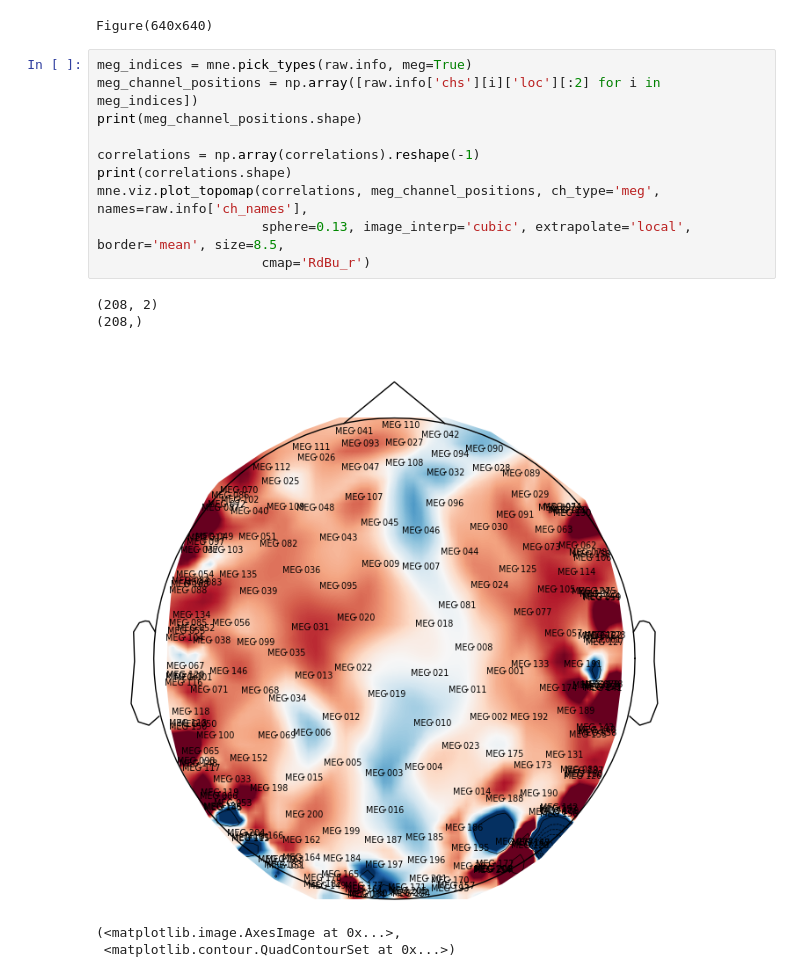
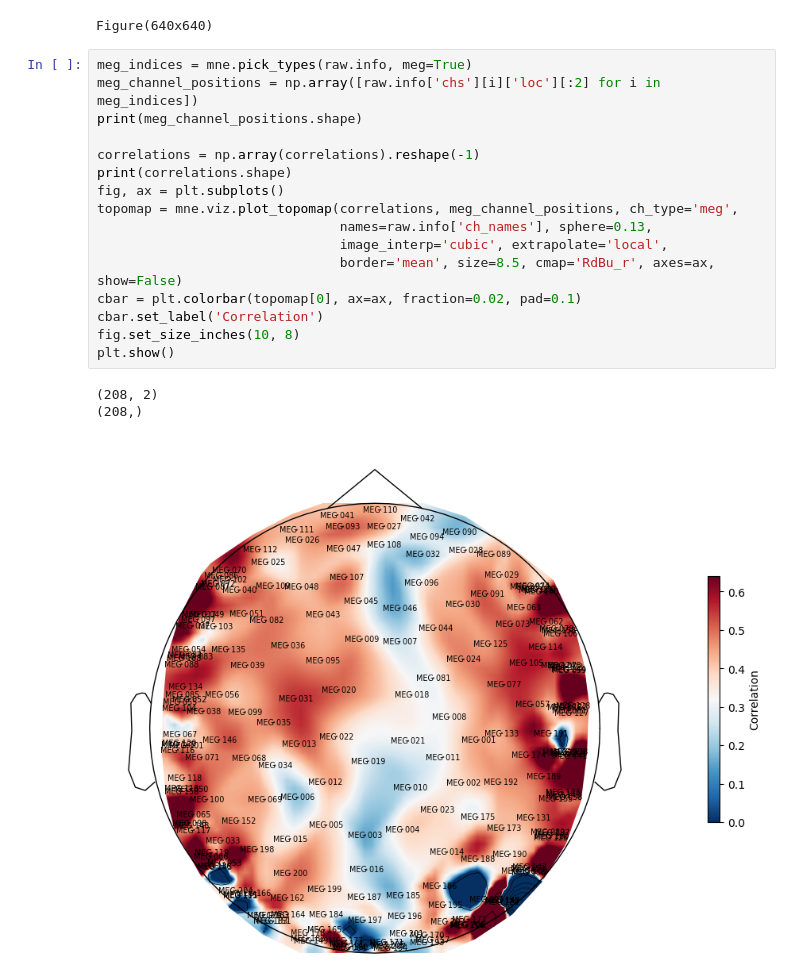
Before and after one commit to neoayanami/meg-encoding, a Jupyter notebook: code/run_train.ipynb, the cells around one changed output. Cells and saved outputs as stored; diff of their text form.

Commit message:
add colorbar topomap

```diff
--- a/code/run_train.ipynb
+++ b/code/run_train.ipynb
@@ -223,16 +223,20 @@ Figure(640x640)
 # %%
 meg_indices = mne.pick_types(raw.info, meg=True)
 meg_channel_positions = np.array([raw.info['chs'][i]['loc'][:2] for i in meg_indices])
 print(meg_channel_positions.shape)
 
 correlations = np.array(correlations).reshape(-1)
 print(correlations.shape)
-mne.viz.plot_topomap(correlations, meg_channel_positions, ch_type='meg', names=raw.info['ch_names'],
-                     sphere=0.13, image_interp='cubic', extrapolate='local', border='mean', size=8.5,
-                     cmap='RdBu_r')
+fig, ax = plt.subplots()
+topomap = mne.viz.plot_topomap(correlations, meg_channel_positions, ch_type='meg',
+                               names=raw.info['ch_names'], sphere=0.13,
+                               image_interp='cubic', extrapolate='local',
+                               border='mean', size=8.5, cmap='RdBu_r', axes=ax, show=False)
+cbar = plt.colorbar(topomap[0], ax=ax, fraction=0.02, pad=0.1)
+cbar.set_label('Correlation')
+fig.set_size_inches(10, 8)
+plt.show()
 # %% [output]
 (208, 2)
 (208,)
-[figure, old version]
+[figure, new version]
-(<matplotlib.image.AxesImage at 0x...>,
- <matplotlib.contour.QuadContourSet at 0x...>)
```
